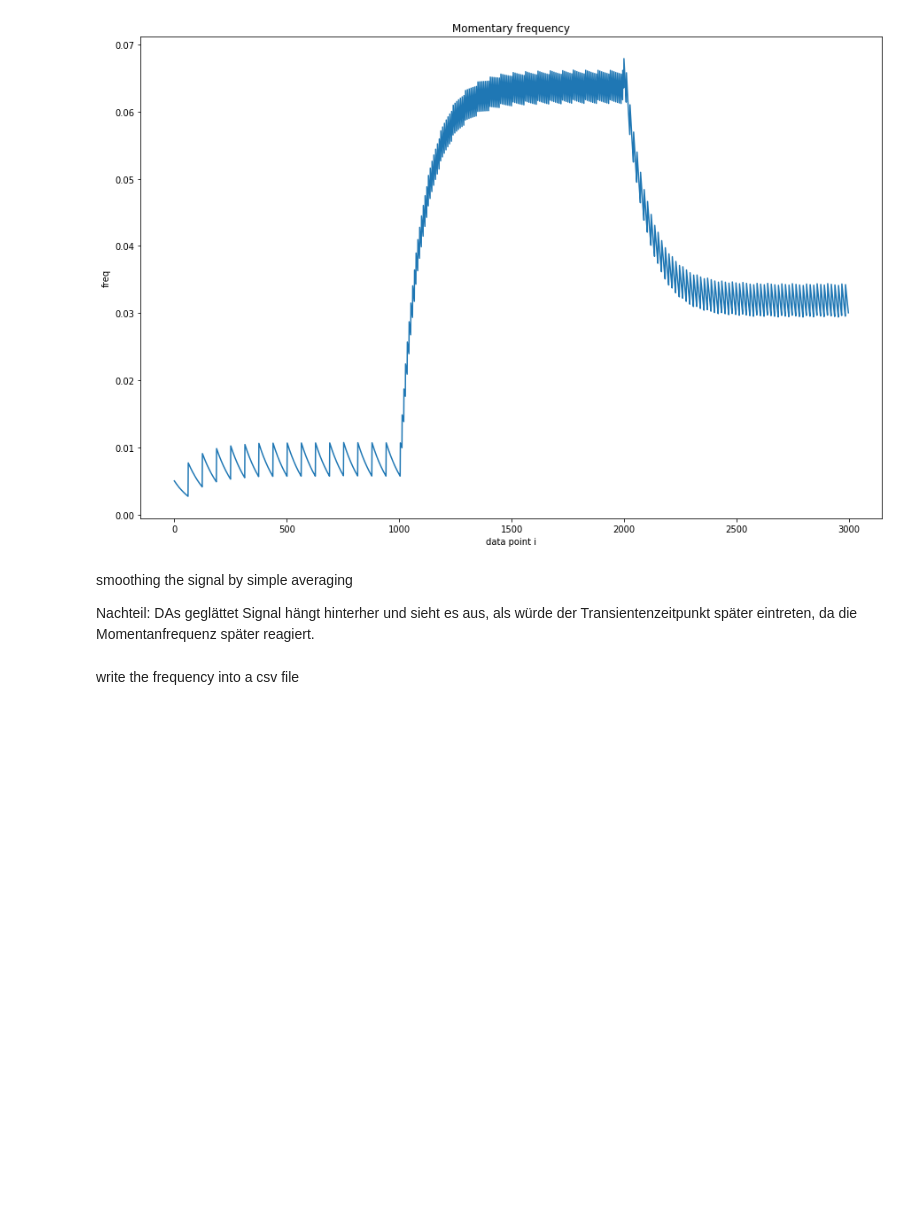
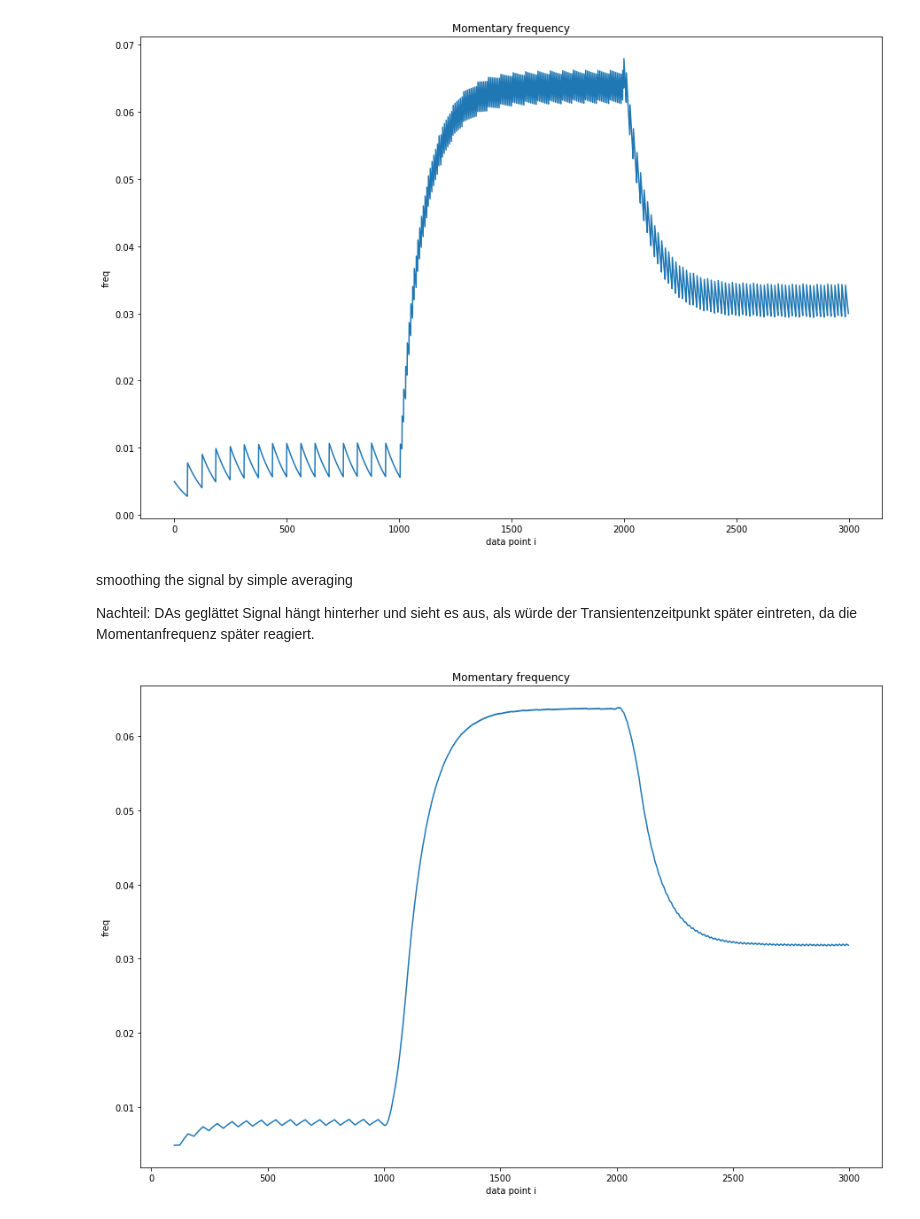
Before and after one commit to gheisenberg/Adanalyser, a Jupyter notebook: MomFrequencyEstimator/MomFrequencyEstimator.ipynb, the cells around one changed output. Drawn from its saved outputs; the diff is of its cells as text; code cells hidden in the pictures; blank space fills up the shorter version.

Commit message:
- last bugs solved. - runs with test sine signal and EEG test data - see comments inside code

```diff
--- a/MomFrequencyEstimator/MomFrequencyEstimator.ipynb
+++ b/MomFrequencyEstimator/MomFrequencyEstimator.ipynb
@@ -117,17 +108,19 @@ def frequency_estimation(signalData, tMean, tFreq):
 
     return resultFreq
 # %%
-# just take one of the electrodes
-# to_frame is necessary because taking one column converts df into series,
-# so to_frame() converts back to df
-#df_signal_single_elec = df_signal["AF3"].to_frame()
-# get rid of the header name
-#df_signal_single_elec.rename(columns={'AF3':''}, inplace=True)
+######################################################
+# TESTE MIT EEG DATEN
+######################################################
+# just take one of the electrodes in case you test with EEG data
+#df_signal_list = df_signal['AF3'].values.tolist()
+#resultFreq = frequency_estimation(df_signal_list, 0.1, 0.01)
 
-#print(df_signal_single_elec.head())
-
-#resultFreq = frequency_estimation(df_signal_single_elec, 0.0001, 0.01)
-resultFreq = frequency_estimation(df_signal, 0.0001, 0.01)
+######################################################
+# TESTE MIT KÜNSTLICHEM SINUS SIGNAL
+######################################################
+# if you test with the sine signal then use this line here
+df_signal_list = df_signal[0].values.tolist()
+resultFreq = frequency_estimation(df_signal_list, 0.005, 0.01)
 
 plt.figure(figsize=(15,10))
 plt.plot(resultFreq)
@@ -144,11 +137,21 @@ Nachteil: DAs geglättet Signal hängt hinterher und sieht es aus, als würde de
 # %%
 from pandas import DataFrame
 
 smooth_freq = DataFrame(resultFreq)
+smooth_freq_mean = smooth_freq.mean()
 
 plt.figure(figsize=(15,10))
-plt.plot(smooth_freq.rolling(100).mean())
+ax = plt.plot(smooth_freq.rolling(100).mean())
+
+######################################################
+# TESTE MIT EEG DATEN dann Zeile auskommentieren
+# hilfreiche horizontale Linie
+######################################################
+#plt.hlines(y=smooth_freq_mean, xmin=0, xmax=75000, color='r')
+
 plt.title('Momentary frequency')
 plt.ylabel('freq')
 plt.xlabel('data point i')
 plt.show()
+# %% [output]
+[figure, added]
@@ -167,2 +157,0 @@ print(df)
-# %% [markdown]
-write the frequency into a csv file
```
Also changed, not shown: parts of 8 cells of this notebook.
